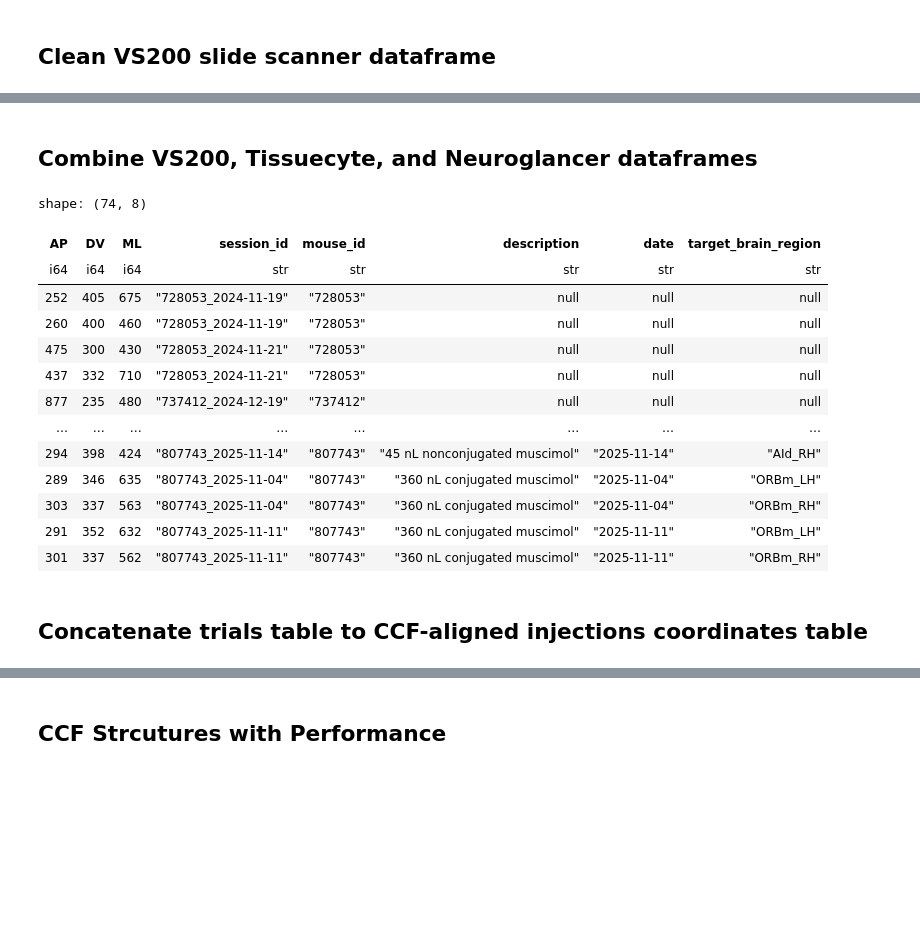
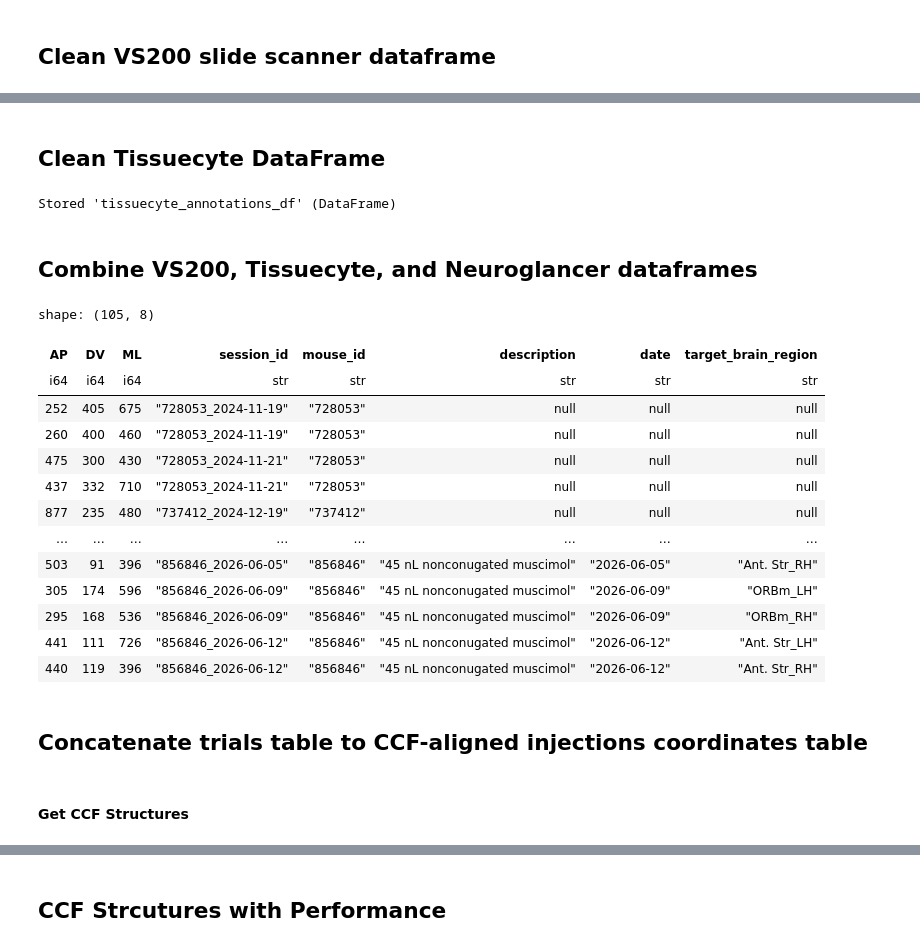
Before and after one commit to vlafehr/dr_muscimol_analysis, a Jupyter notebook: notebooks/ccf_injection_coords_behavior_metric_correlations.ipynb, the cells around one changed output, grey strips where cells are left out. Saved outputs shown, nothing was run; the diff lists cells and outputs as text; code cells hidden in the pictures; blank space fills up the shorter version.

Commit message:
many changes to ccf_injection_coords_behavior_metric_correlations

```diff
--- a/notebooks/ccf_injection_coords_behavior_metric_correlations.ipynb
+++ b/notebooks/ccf_injection_coords_behavior_metric_correlations.ipynb
@@ -170,0 +217,2 @@ shape: (6, 41)
+# %% [markdown]
+## Clean Tissuecyte DataFrame
@@ -171,2 +229,19 @@ shape: (6, 41)
+# %%
+import polars as pl
+tissuecyte_annotations = load_csv_annotations(r"Z:\Vayle\Muscimol\injections_ccf_coordinates")
+tissuecyte_annotations_df = pl.concat(
+	[
+		pl.from_pandas(df).with_columns(pl.lit(filename).alias("mouse_id"))
+		for filename, df in tissuecyte_annotations.items()
+	],
+	how="vertical_relaxed",
+)
+tissuecyte_annotations_df = tissuecyte_annotations_df.drop(["Unnamed: 0"]).with_columns(
+	pl.col("mouse_id").str.replace(r"\.csv$", "")
+)
+# %%
+%store tissuecyte_annotations_df
+# %% [output]
+Stored 'tissuecyte_annotations_df' (DataFrame)
 # %% [markdown]
 ## Combine VS200, Tissuecyte, and Neuroglancer dataframes
@@ -173,27 +253,27 @@ shape: (6, 41)
 # %%
 # Vertically concatenate both dataframes - matching columns get appended, unique columns filled with nulls
-injections_df = pl.concat(
-    [neuroglancer_annotations_df, vs200_annotations_df],
+total_injections_df = pl.concat(
+    [tissuecyte_annotations_df,neuroglancer_annotations_df, vs200_annotations_df],
     how="diagonal_relaxed"
 )
-
-#include tissuecyte_annotations_df later
 # %%
-injections_df
+total_injections_df
 # %% [output]
-shape: (74, 8)
+shape: (105, 8)
 | AP | DV | ML | session_id | mouse_id | description | date | target_brain_region |
 | i64 | i64 | i64 | str | str | str | str | str |
 | 252 | 405 | 675 | "728053_2024-11-19" | "728053" | null | null | null |
 | 260 | 400 | 460 | "728053_2024-11-19" | "728053" | null | null | null |
 | 475 | 300 | 430 | "728053_2024-11-21" | "728053" | null | null | null |
 | 437 | 332 | 710 | "728053_2024-11-21" | "728053" | null | null | null |
 | 877 | 235 | 480 | "737412_2024-12-19" | "737412" | null | null | null |
 | … | … | … | … | … | … | … | … |
-| 294 | 398 | 424 | "807743_2025-11-14" | "807743" | "45 nL nonconjugated muscimol" | "2025-11-14" | "AId_RH" |
-| 289 | 346 | 635 | "807743_2025-11-04" | "807743" | "360 nL conjugated muscimol" | "2025-11-04" | "ORBm_LH" |
-| 303 | 337 | 563 | "807743_2025-11-04" | "807743" | "360 nL conjugated muscimol" | "2025-11-04" | "ORBm_RH" |
-| 291 | 352 | 632 | "807743_2025-11-11" | "807743" | "360 nL conjugated muscimol" | "2025-11-11" | "ORBm_LH" |
-| 301 | 337 | 562 | "807743_2025-11-11" | "807743" | "360 nL conjugated muscimol" | "2025-11-11" | "ORBm_RH" |
+| 503 | 91 | 396 | "856846_2026-06-05" | "856846" | "45 nL nonconugated muscimol" | "2026-06-05" | "Ant. Str_RH" |
+| 305 | 174 | 596 | "856846_2026-06-09" | "856846" | "45 nL nonconugated muscimol" | "2026-06-09" | "ORBm_LH" |
+| 295 | 168 | 536 | "856846_2026-06-09" | "856846" | "45 nL nonconugated muscimol" | "2026-06-09" | "ORBm_RH" |
+| 441 | 111 | 726 | "856846_2026-06-12" | "856846" | "45 nL nonconugated muscimol" | "2026-06-12" | "Ant. Str_LH" |
+| 440 | 119 | 396 | "856846_2026-06-12" | "856846" | "45 nL nonconugated muscimol" | "2026-06-12" | "Ant. Str_RH" |
 # %% [markdown]
 ## Concatenate trials table to CCF-aligned injections coordinates table
+# %% [markdown]
+#### Get CCF Structures
```
Also changed, not shown: parts of 38 cells of this notebook, 6 other files.
